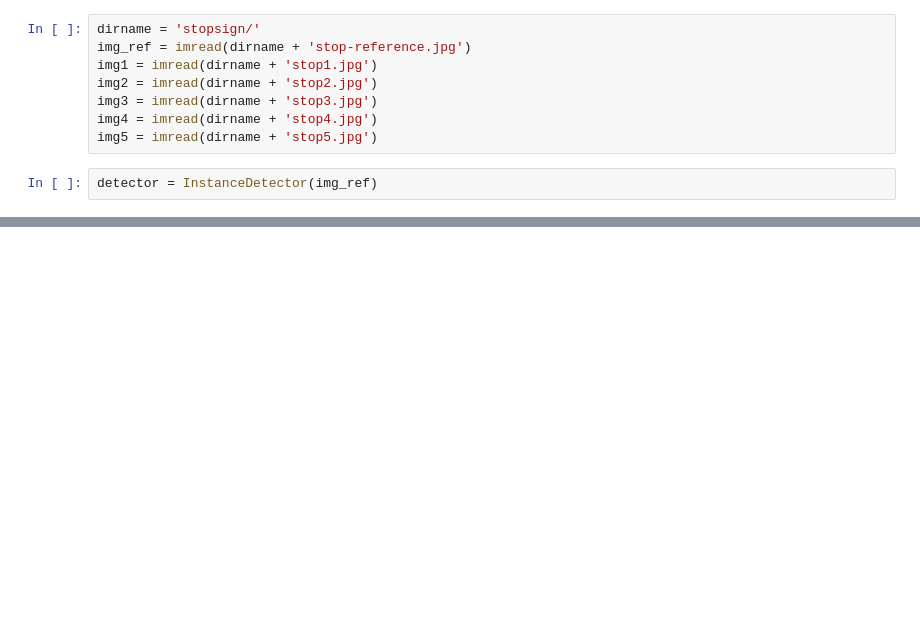
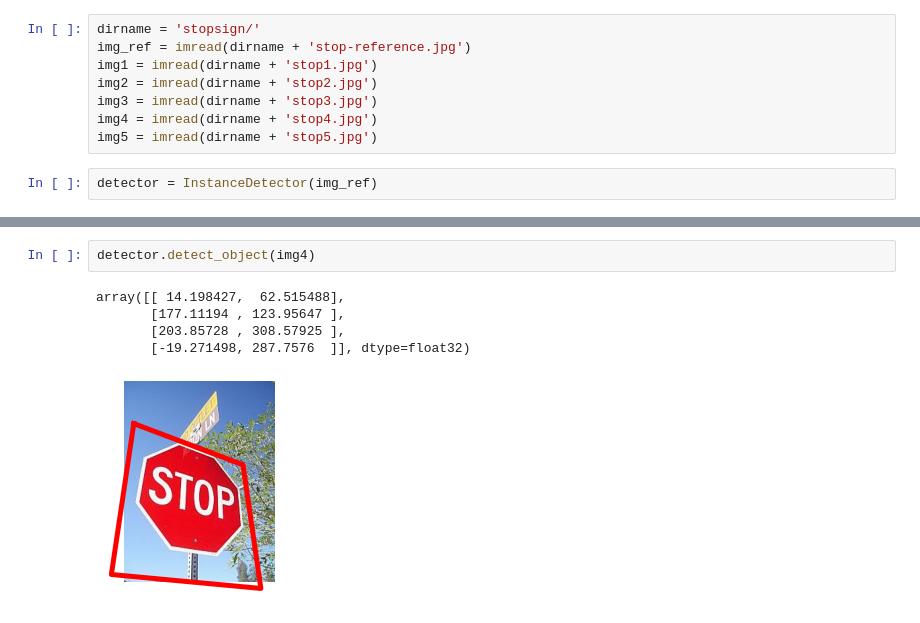
Before and after one commit to RuolinZheng08/ttic31040-computer-vision, a Jupyter notebook: project/instance_detector.ipynb, the cells around one changed output, grey strips where cells are left out. Drawn from its saved outputs; the diff is of its cells as text; blank space fills up the shorter version.

```diff
--- a/project/instance_detector.ipynb
+++ b/project/instance_detector.ipynb
@@ -166,0 +184,8 @@ plt.plot(corners[:, :, 0], corners[:, :, 1], 'ro')
+# %%
+detector.detect_object(img4)
+# %% [output]
+array([[ 14.198427,  62.515488],
+       [177.11194 , 123.95647 ],
+       [203.85728 , 308.57925 ],
+       [-19.271498, 287.7576  ]], dtype=float32)
+[figure, added]
```
Also changed, not shown: parts of 15 cells of this notebook, 11 other files.
